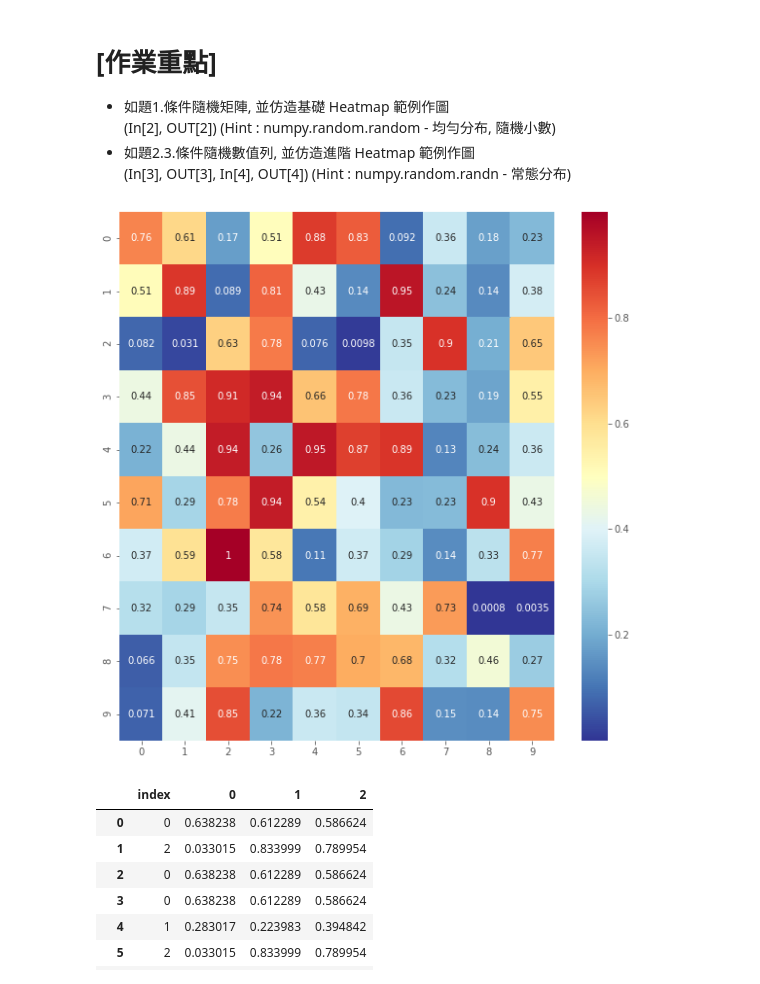
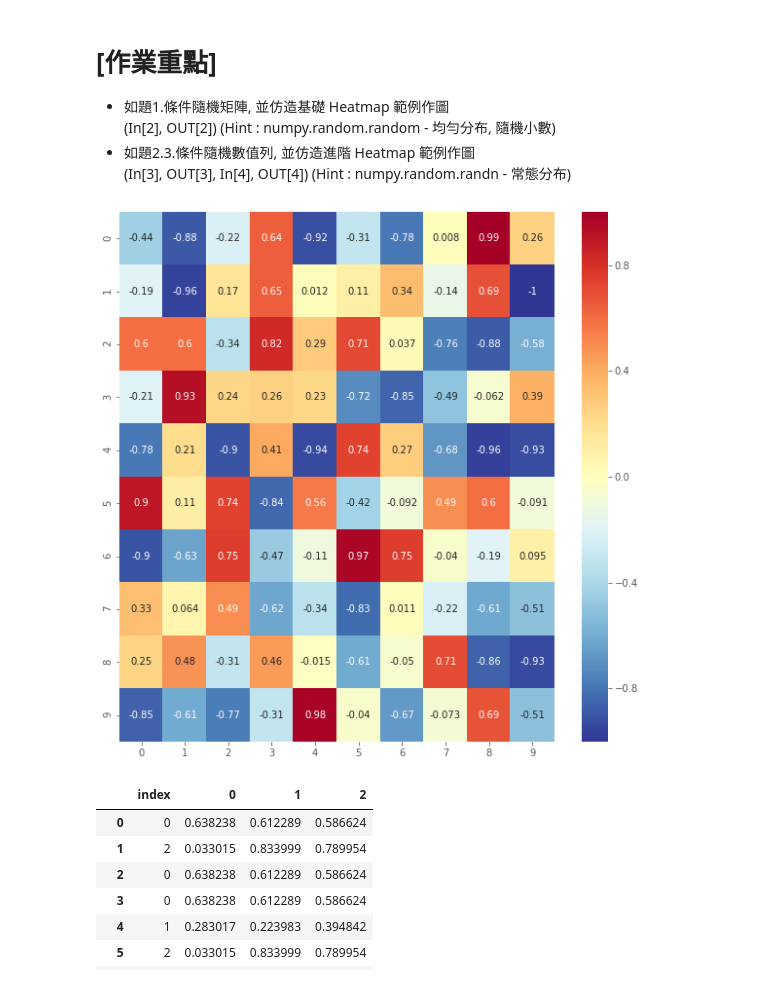
Before and after one commit to JohnsonFin/ML100Days, a Jupyter notebook: Homework/DAY20/Day_020_HW.ipynb, the cells around one changed output. Cells and saved outputs as stored; diff of their text form; code cells hidden in the pictures.

```diff
--- a/Homework/DAY20/Day_020_HW.ipynb
+++ b/Homework/DAY20/Day_020_HW.ipynb
@@ -28,16 +28,16 @@ warnings.filterwarnings('ignore')
 # %%
 """
 Your Code Here
 """
-matrix = pd.DataFrame(pd.DataFrame(np.random.sample(size=(10,10))))
+matrix = (np.random.random(size=(10,10))-0.5)*2
 plt.figure(figsize=(10,10))
 """
 Your Code Here
 """
-heatmap = sns.heatmap(matrix, annot=True, cmap = plt.cm.RdYlBu_r)
+heatmap = sns.heatmap(matrix, annot=True, cmap = plt.cm.RdYlBu_r, vmin=-1, vmax=1)
 plt.show()
 # %% [output]
-[figure, old version]
+[figure, new version]
 # %%
 nrow = 1000
 ncol = 3
```
Also changed, not shown: parts of 3 cells of this notebook.
